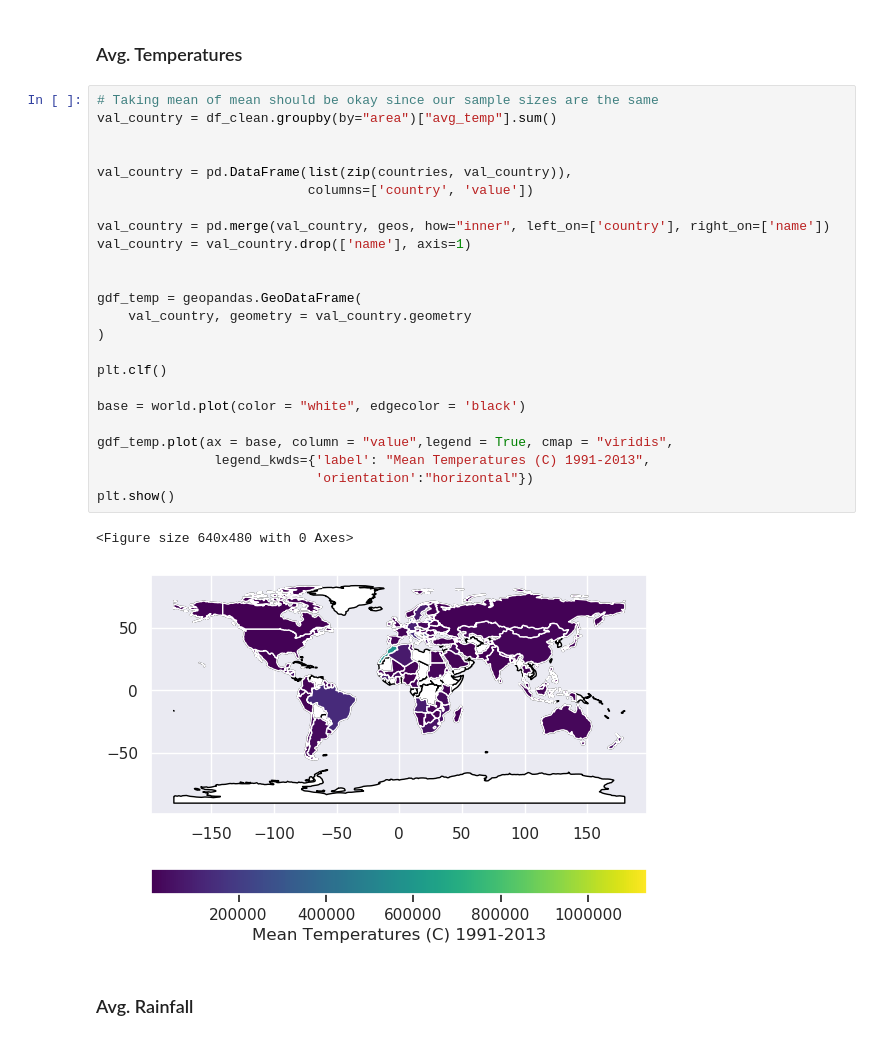
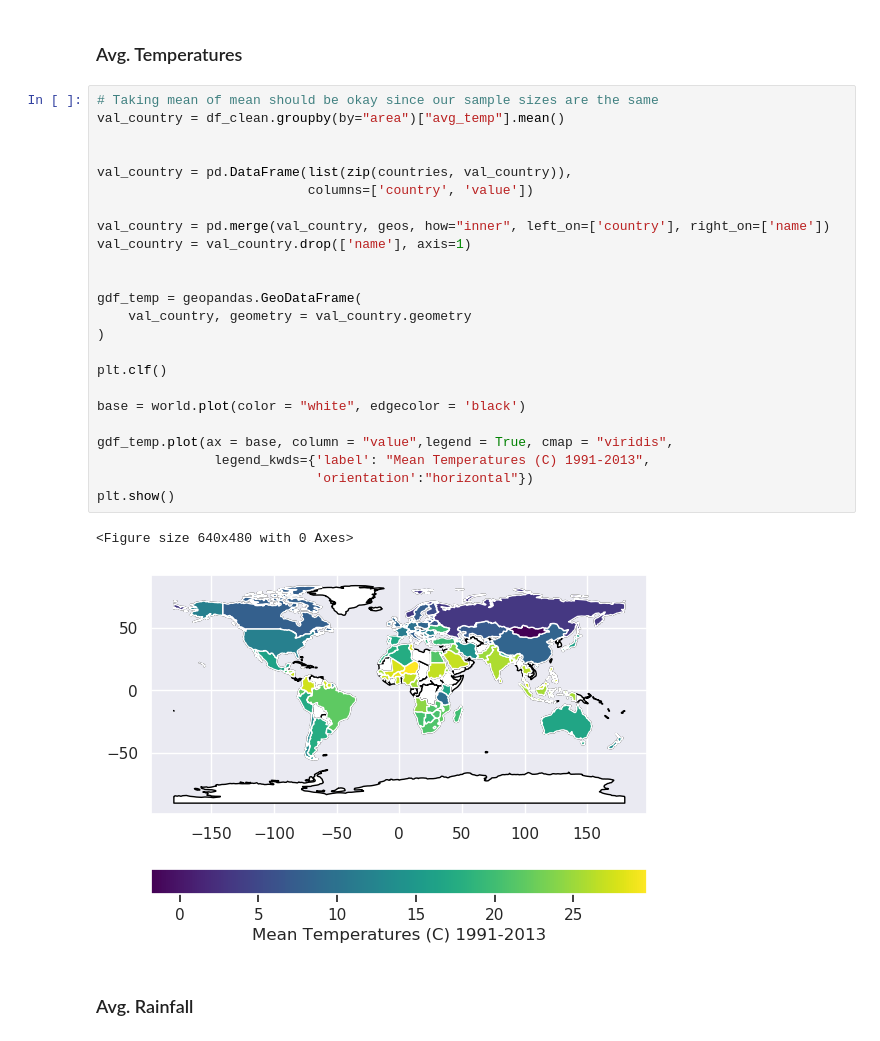
Before and after one commit to hunterblum/CloudFinal-Team1, a Jupyter notebook: Cloud_Team1.ipynb, the cells around one changed output. Drawn from its saved outputs; the diff is of its cells as text.

```diff
--- a/Cloud_Team1.ipynb
+++ b/Cloud_Team1.ipynb
@@ -393,31 +400,31 @@ plt.show()
 ### Avg. Temperatures
 # %%
 # Taking mean of mean should be okay since our sample sizes are the same
-val_country = df_clean.groupby(by="area")["avg_temp"].sum()
+val_country = df_clean.groupby(by="area")["avg_temp"].mean()
 
 
 val_country = pd.DataFrame(list(zip(countries, val_country)),
                            columns=['country', 'value'])
 
 val_country = pd.merge(val_country, geos, how="inner", left_on=['country'], right_on=['name'])
 val_country = val_country.drop(['name'], axis=1)
 
 
 gdf_temp = geopandas.GeoDataFrame(
     val_country, geometry = val_country.geometry
 )
 
 plt.clf()
 
 base = world.plot(color = "white", edgecolor = 'black')
 
 gdf_temp.plot(ax = base, column = "value",legend = True, cmap = "viridis",
                legend_kwds={'label': "Mean Temperatures (C) 1991-2013",
                             'orientation':"horizontal"})
 plt.show()
 # %% [output]
 <Figure size 640x480 with 0 Axes>
-[figure, old version]
+[figure, new version]
 # %% [markdown]
 ### Avg. Rainfall
 # %%
```
Also changed, not shown: parts of 47 cells of this notebook.
